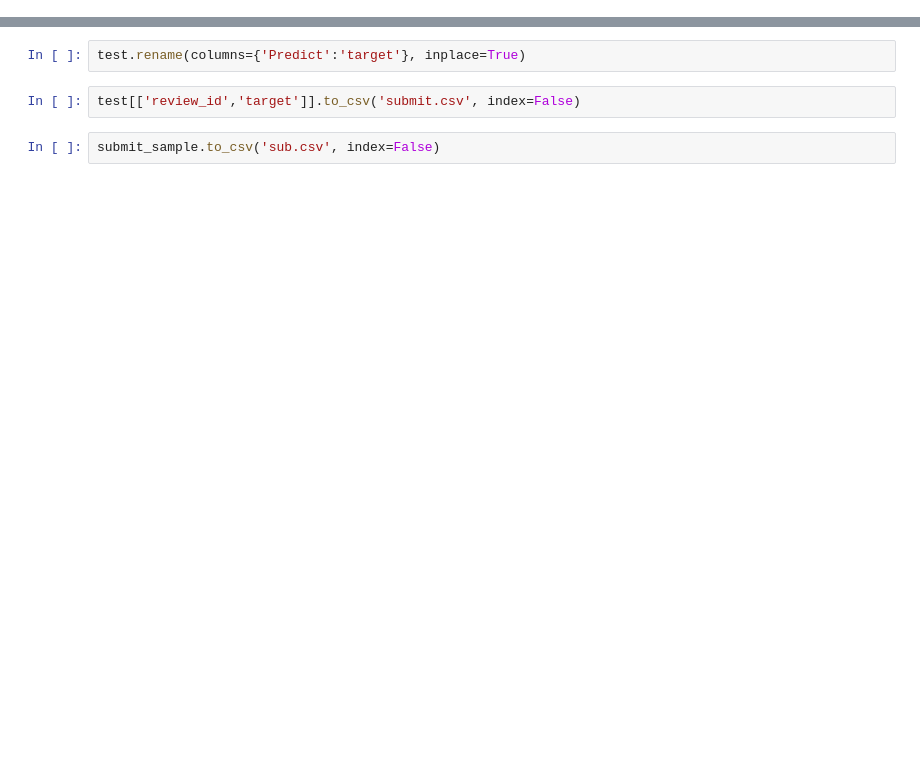
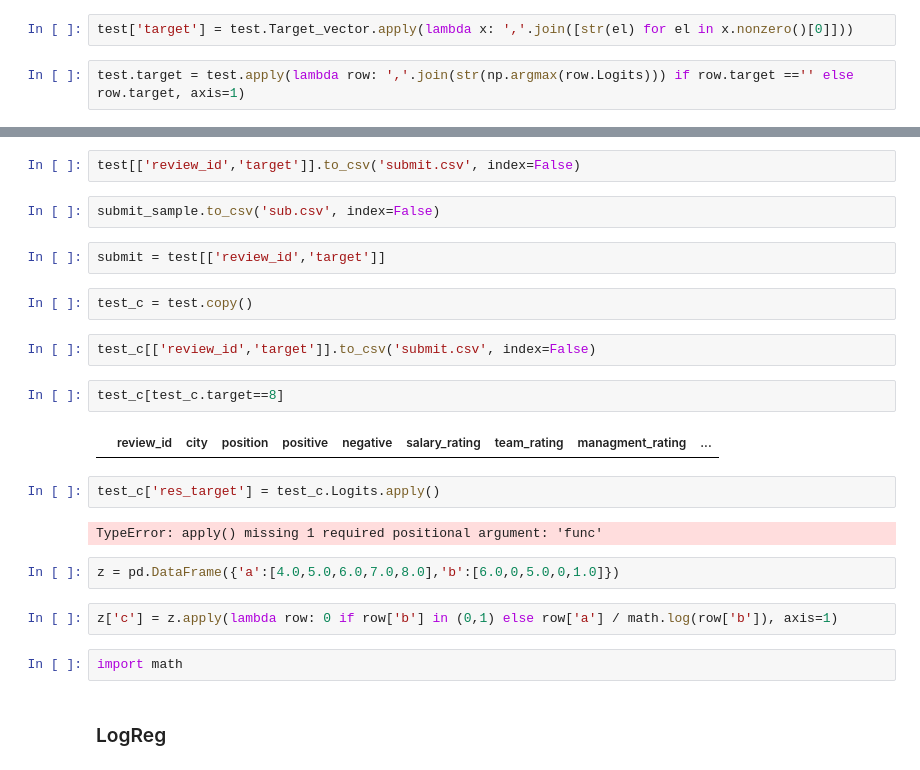
Before and after one commit to Voveka98/Kaggle, a Jupyter notebook: HH_competition/headhunter.ipynb, the cells around one changed output, grey strips where cells are left out. Drawn from its saved outputs; the diff is of its cells as text; blank space fills up the shorter version.

```diff
--- a/HH_competition/headhunter.ipynb
+++ b/HH_competition/headhunter.ipynb
@@ -413,8 +465,32 @@ test = logits_to_targets(test, test_probs, 0.48)
+# %%
+test['target'] = test.Target_vector.apply(lambda x: ','.join([str(el) for el in x.nonzero()[0]]))
+# %%
+test.target = test.apply(lambda row: ','.join(str(np.argmax(row.Logits))) if row.target =='' else row.target, axis=1)
 # %%
 submit_sample = pd.read_csv('/kaggle/input/headhunter-employer-review-competition/HeadHunter_sample_submit.csv')
-# %%
-test.rename(columns={'Predict':'target'}, inplace=True)
 # %%
 test[['review_id','target']].to_csv('submit.csv', index=False)
 # %%
 submit_sample.to_csv('sub.csv', index=False)
+# %%
+submit = test[['review_id','target']]
+# %%
+test_c = test.copy()
+# %%
+test_c[['review_id','target']].to_csv('submit.csv', index=False)
+# %%
+test_c[test_c.target==8]
+# %% [output]
+|  | review_id | city | position | positive | negative | salary_rating | team_rating | managment_rating | ... |
+# %%
+test_c['res_target'] = test_c.Logits.apply()
+# %% [output]
+TypeError: apply() missing 1 required positional argument: 'func'
+# %%
+z = pd.DataFrame({'a':[4.0,5.0,6.0,7.0,8.0],'b':[6.0,0,5.0,0,1.0]})
+# %%
+z['c'] = z.apply(lambda row: 0 if row['b'] in (0,1) else row['a'] / math.log(row['b']), axis=1)
+# %%
+import math
+# %% [markdown]
+### LogReg
```
Also changed, not shown: parts of 39 cells of this notebook.
